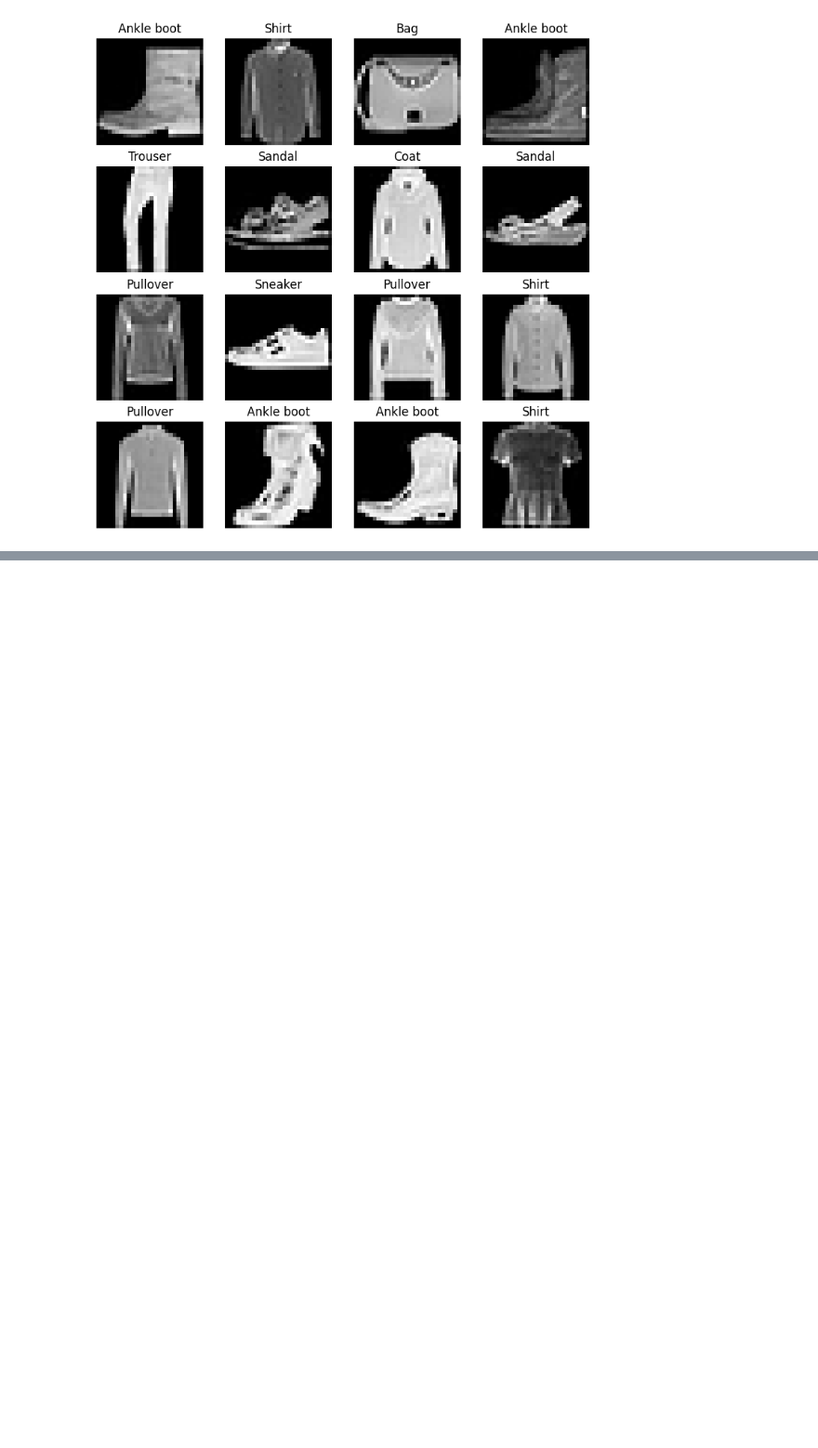
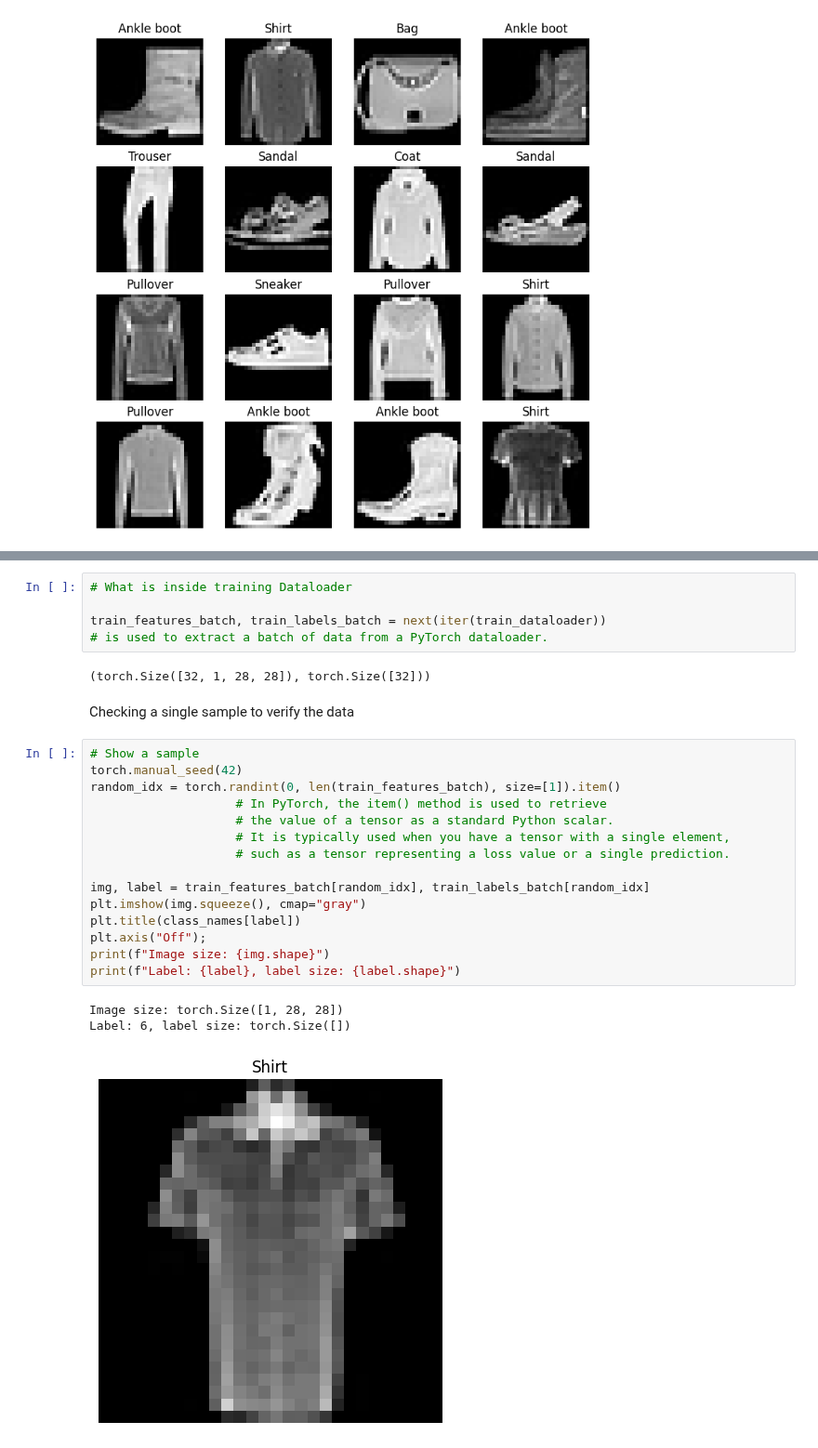
Before and after one commit to DietzscheNostoevsky/Learning_Pytorch, a Jupyter notebook: 03_Pytorch_Computer_Vision.ipynb, the cells around one changed output, grey strips where cells are left out. Shown at 93% size. Cells and saved outputs as stored; diff of their text form; blank space fills up the shorter version.

```diff
--- a/03_Pytorch_Computer_Vision.ipynb
+++ b/03_Pytorch_Computer_Vision.ipynb
@@ -149,0 +189,28 @@ for i in range(1, rows * cols + 1):
+# %%
+# What is inside training Dataloader
+
+train_features_batch, train_labels_batch = next(iter(train_dataloader))
+# is used to extract a batch of data from a PyTorch dataloader.
+# %% [output]
+(torch.Size([32, 1, 28, 28]), torch.Size([32]))
+# %% [markdown]
+Checking a single sample to verify the data
+# %%
+# Show a sample
+torch.manual_seed(42)
+random_idx = torch.randint(0, len(train_features_batch), size=[1]).item()
+                    # In PyTorch, the item() method is used to retrieve
+                    # the value of a tensor as a standard Python scalar.
+                    # It is typically used when you have a tensor with a single element,
+                    # such as a tensor representing a loss value or a single prediction.
+
+img, label = train_features_batch[random_idx], train_labels_batch[random_idx]
+plt.imshow(img.squeeze(), cmap="gray")
+plt.title(class_names[label])
+plt.axis("Off");
+print(f"Image size: {img.shape}")
+print(f"Label: {label}, label size: {label.shape}")
+# %% [output]
+Image size: torch.Size([1, 28, 28])
+Label: 6, label size: torch.Size([])
+[figure, added]
```
Also changed, not shown: parts of 3 cells of this notebook.
